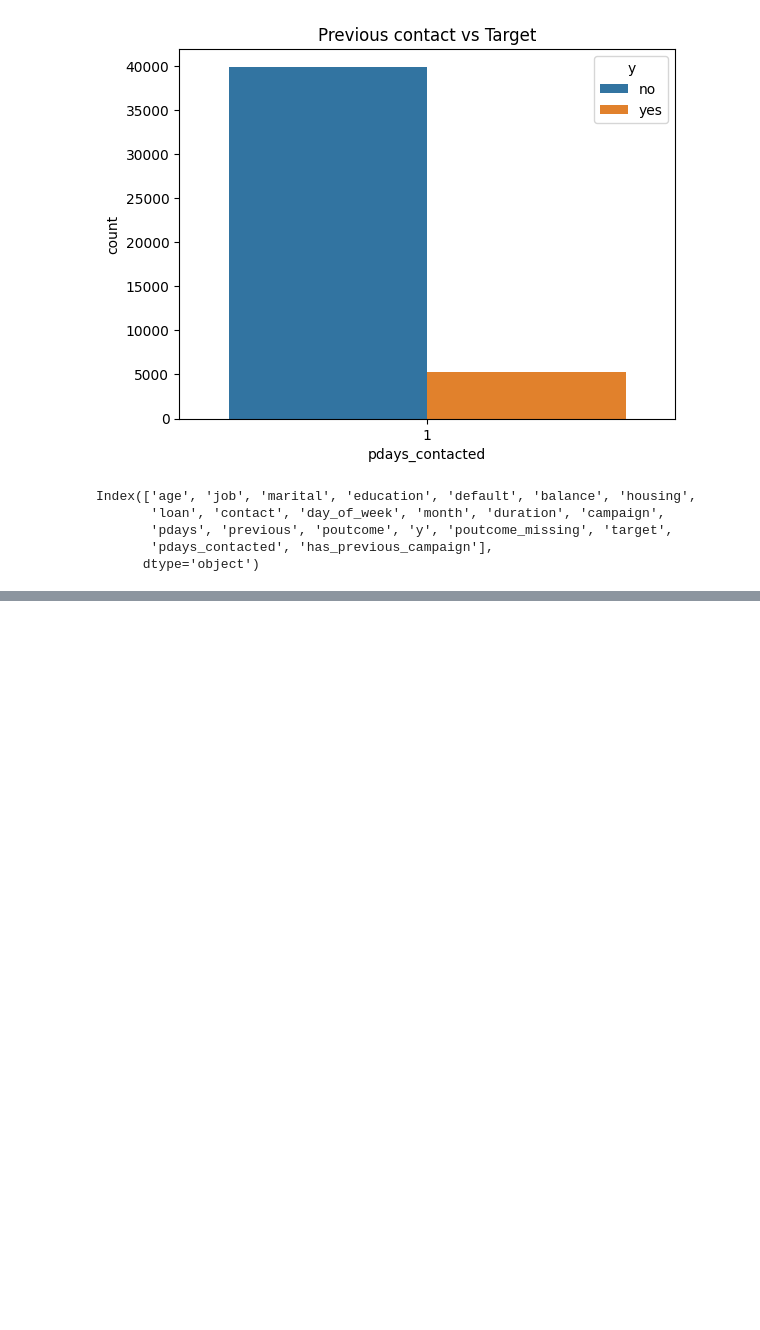
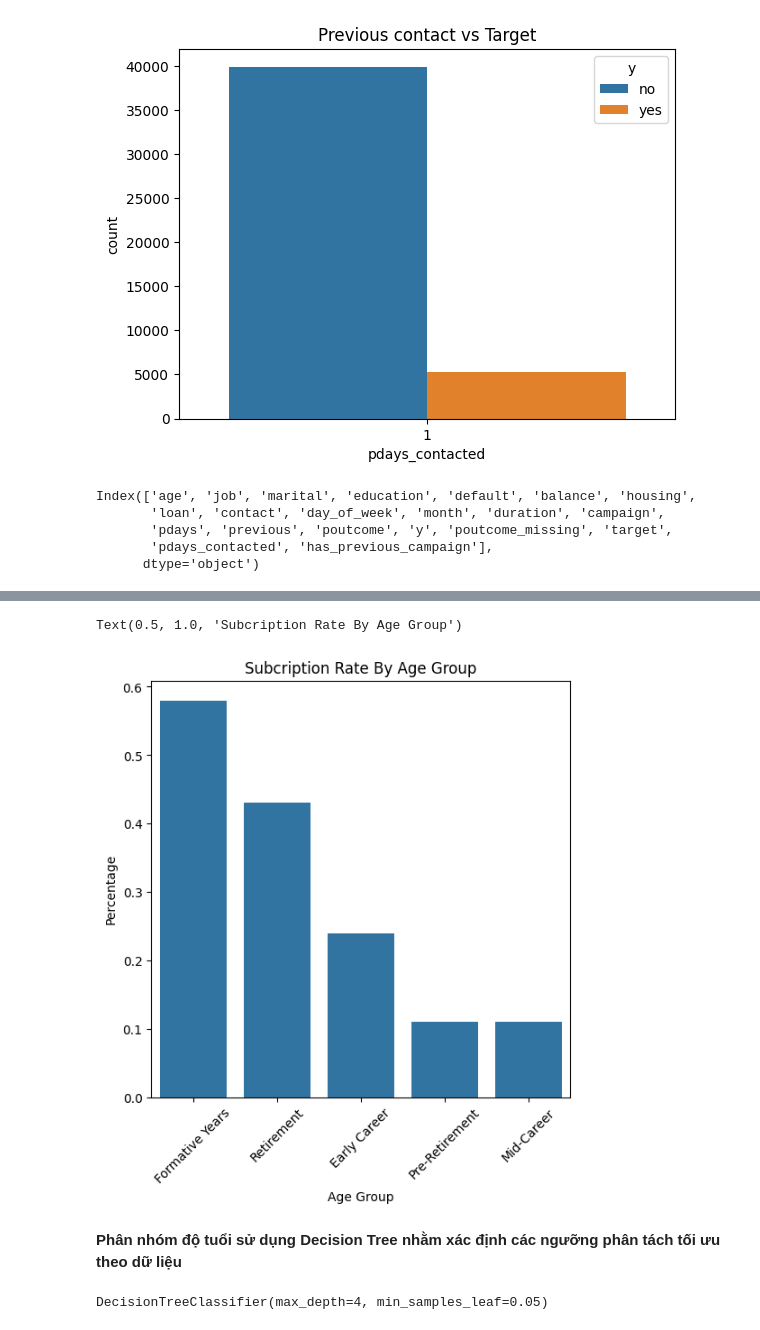
Before and after one commit to NguyenPhanNhatLan/DM, a Jupyter notebook: notebooks/eda.ipynb, the cells around one changed output, grey strips where cells are left out. Saved outputs shown, nothing was run; the diff lists cells and outputs as text; code cells hidden in the pictures; blank space fills up the shorter version.

```diff
--- a/notebooks/eda.ipynb
+++ b/notebooks/eda.ipynb
@@ -353,0 +360,3 @@ Index(['age', 'job', 'marital', 'education', 'default', 'balance', 'housing',
+# %%
+cus_df = df[['age', 'job', 'marital', 'education', 'default', 'balance', 'housing',
+       'loan', 'target']]
@@ -353,0 +381,7 @@ Index(['age', 'job', 'marital', 'education', 'default', 'balance', 'housing',
+# %%
+cus_df['age_group_1'] = pd.cut(cus_df['age'], bins= [0, 18, 25, 45, 65, 120],
+                             labels= ['Formative Years', 'Early Career', 'Mid-Career', 'Pre-Retirement', 'Retirement'],
+                             right= True)
+ag1_count = cus_df.groupby('age_group_1').size()
+ag1_count = pd.DataFrame(ag1_count).reset_index()
+ag1_count
@@ -353,0 +406,7 @@ Index(['age', 'job', 'marital', 'education', 'default', 'balance', 'housing',
+# %%
+
+pct_age = pd.crosstab(cus_df['age_group_1'], cus_df['target'],
+                      normalize='index').sort_values(by= 1, ascending=False).round(2)
+pct_age = pd.DataFrame(pct_age.reset_index())
+
+pct_age
@@ -353,0 +425,18 @@ Index(['age', 'job', 'marital', 'education', 'default', 'balance', 'housing',
+# %%
+order = pct_age.sort_values(by=1, ascending=False)['age_group_1']
+plt.figure(figsize=(6, 6))
+sns.barplot(data= pct_age, x= 'age_group_1', y= 1, order=order)
+plt.tick_params(axis='x', rotation= 45)
+plt.xlabel('Age Group')
+plt.ylabel('Percentage')
+plt.title('Subcription Rate By Age Group')
+# %% [output]
+Text(0.5, 1.0, 'Subcription Rate By Age Group')
+[figure, added]
+# %% [markdown]
+**Phân nhóm độ tuổi sử dụng Decision Tree nhằm xác định các ngưỡng phân tách tối ưu theo dữ liệu**
+# %%
+age_tree = DecisionTreeClassifier(max_depth=4, min_samples_leaf=0.05)
+age_tree.fit(df[['age']], df['target'])
+# %% [output]
+DecisionTreeClassifier(max_depth=4, min_samples_leaf=0.05)
```
Also changed, not shown: parts of 14 cells of this notebook.
